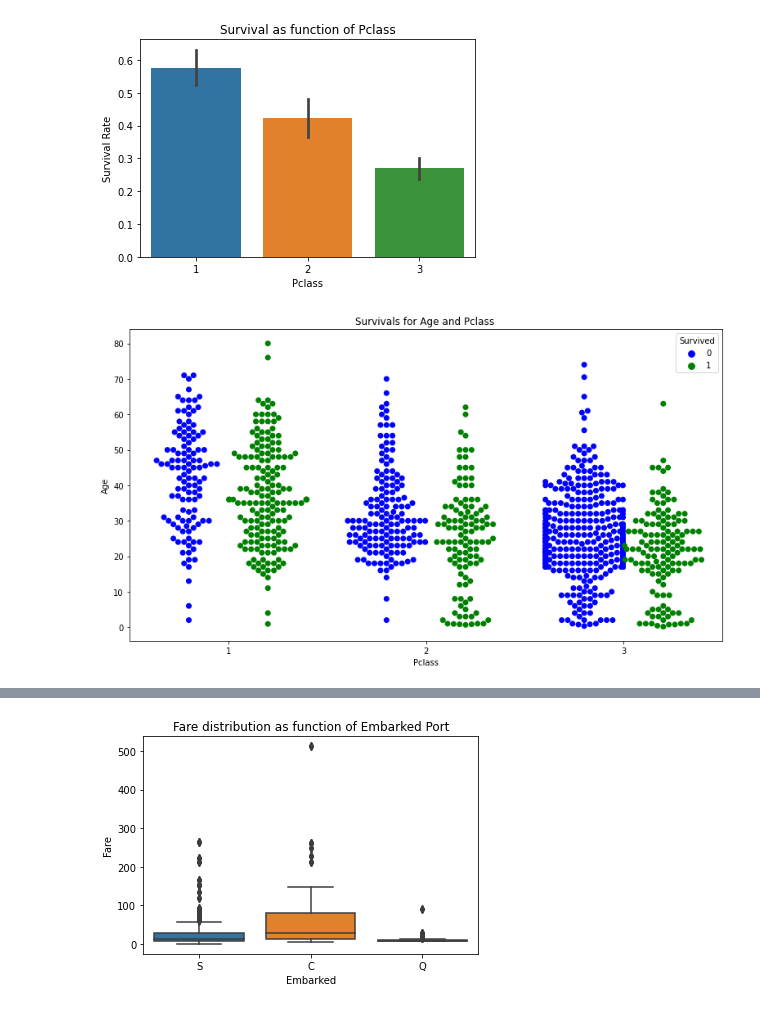
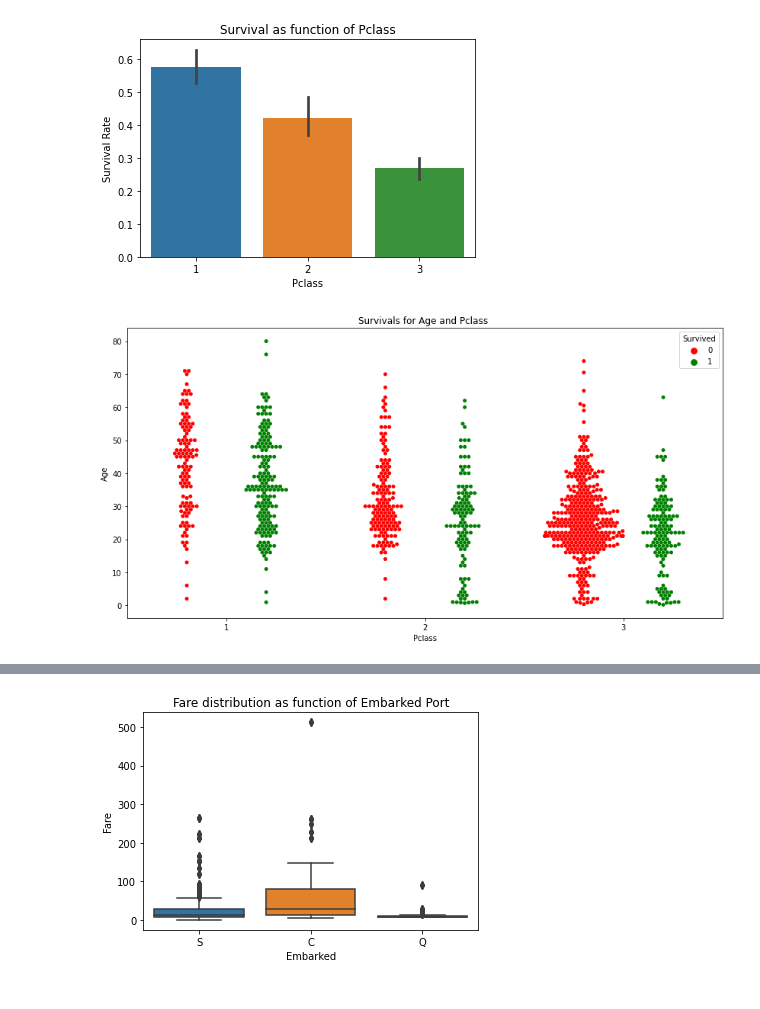
Before and after one commit to chanyadeshani/Group8, a Jupyter notebook: submit_assignment.ipynb, the cells around one changed output, grey strips where cells are left out. Drawn from its saved outputs; the diff is of its cells as text; code cells hidden in the pictures.

```diff
--- a/submit_assignment.ipynb
+++ b/submit_assignment.ipynb
@@ -26,17 +26,19 @@ import matplotlib.pyplot as plt
 digits = load_digits()
 # %% [markdown]
 # Importing and merging data
+# %%
+# Importing data from github repository
+# From pandas, read_csv method is used and url to the file in git repository is provided.
+# Index = 1 is used so the dataframe will have a index column
+url_test = 'https://raw.githubusercontent.com/chanyadeshani/data/main/test.csv'
+df_test = pd.read_csv(url_test, index_col=0)
+url_target = 'https://raw.githubusercontent.com/chanyadeshani/data/main/gender_submission.csv'
+df_target = pd.read_csv(url_target, index_col=0)
+url_train = 'https://raw.githubusercontent.com/chanyadeshani/data/main/train.csv'
+df_train = pd.read_csv(url_train, index_col=0)
 # %%
-# Import data using predefined file path
-data_file1 = 'train.csv'
-df_train = pd.read_csv(data_file1)
-# Importing data using user defined file path
-df_test = pd.read_csv('test.csv')
-df_gender_submission = pd.read_csv('gender_submission.csv')
-
 # Merge the dataset using PassengerId as a key and using right join
 # (all the rows from df_gender_submission and only matching rows from df_test)
-result = pd.merge(df_gender_submission, df_test,
-                  how='right', on=['PassengerId'])
+result = pd.merge(df_target, df_test, how='right', on=['PassengerId'])
 # Concatenating df_train and result dataframe
 train_df = pd.concat([df_train, result], ignore_index=True)
@@ -220,11 +241,11 @@ plt.show()
 # %% [output]
 [figure]
 # %%
-swarm_color = ["blue", "green"]
-fig, ax = plt.subplots(figsize=(13, 7))
-sns.swarmplot(x='Pclass', y='Age', hue='Survived', split=True,
-              data=train_df, palette=swarm_color, size=7, ax=ax)
+swarm_color = ["red", "green"]
+fig, ax = plt.subplots(figsize=(14, 7))
+sns.swarmplot(x='Pclass', y='Age', hue='Survived', dodge=True,
+              data=train_df, palette=swarm_color, size=5, ax=ax)
 plt.title('Survivals for Age and Pclass ')
 plt.show()
 # %% [output]
-[figure, old version]
+[figure, new version]
```
Also changed, not shown: parts of 54 cells of this notebook.
